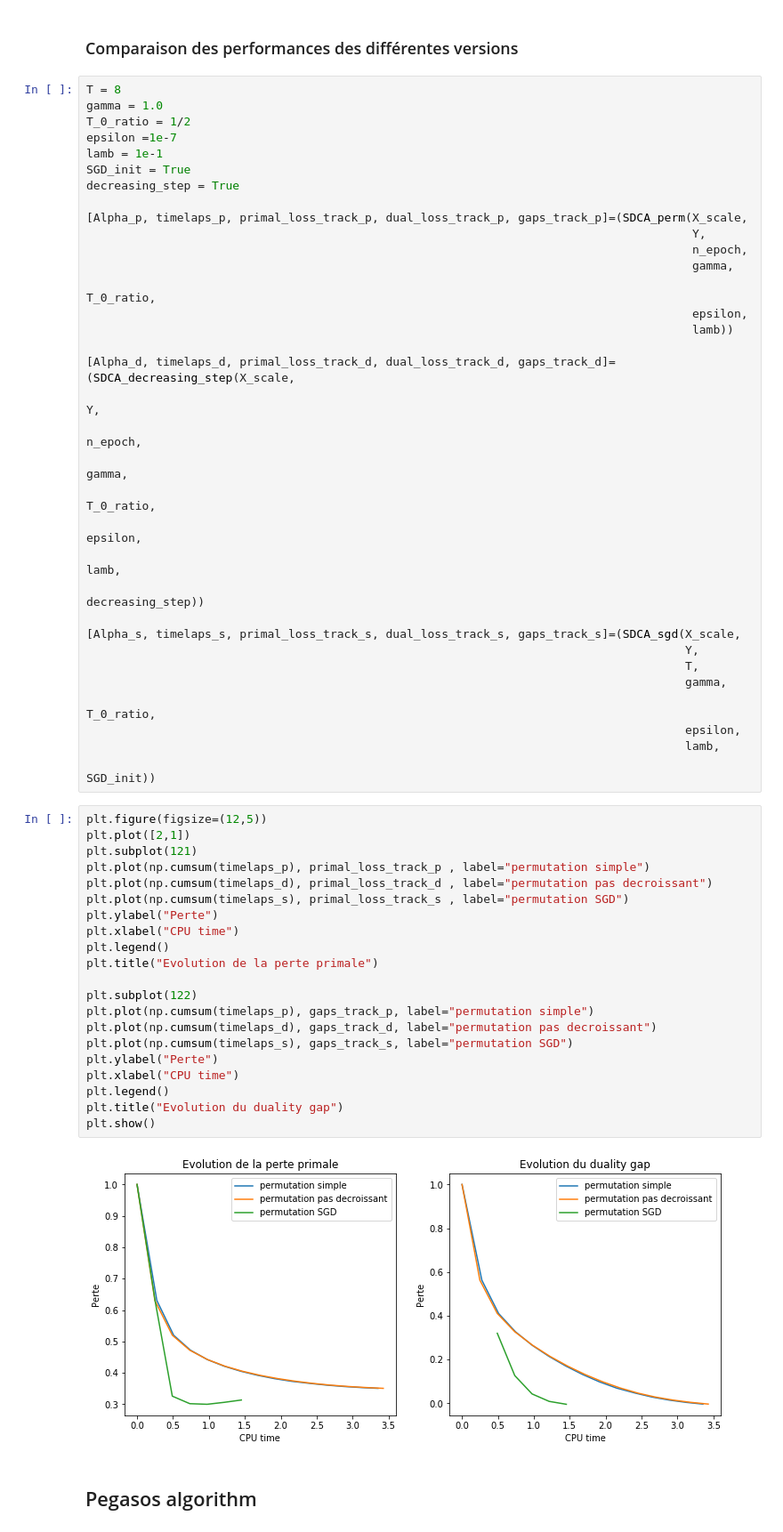
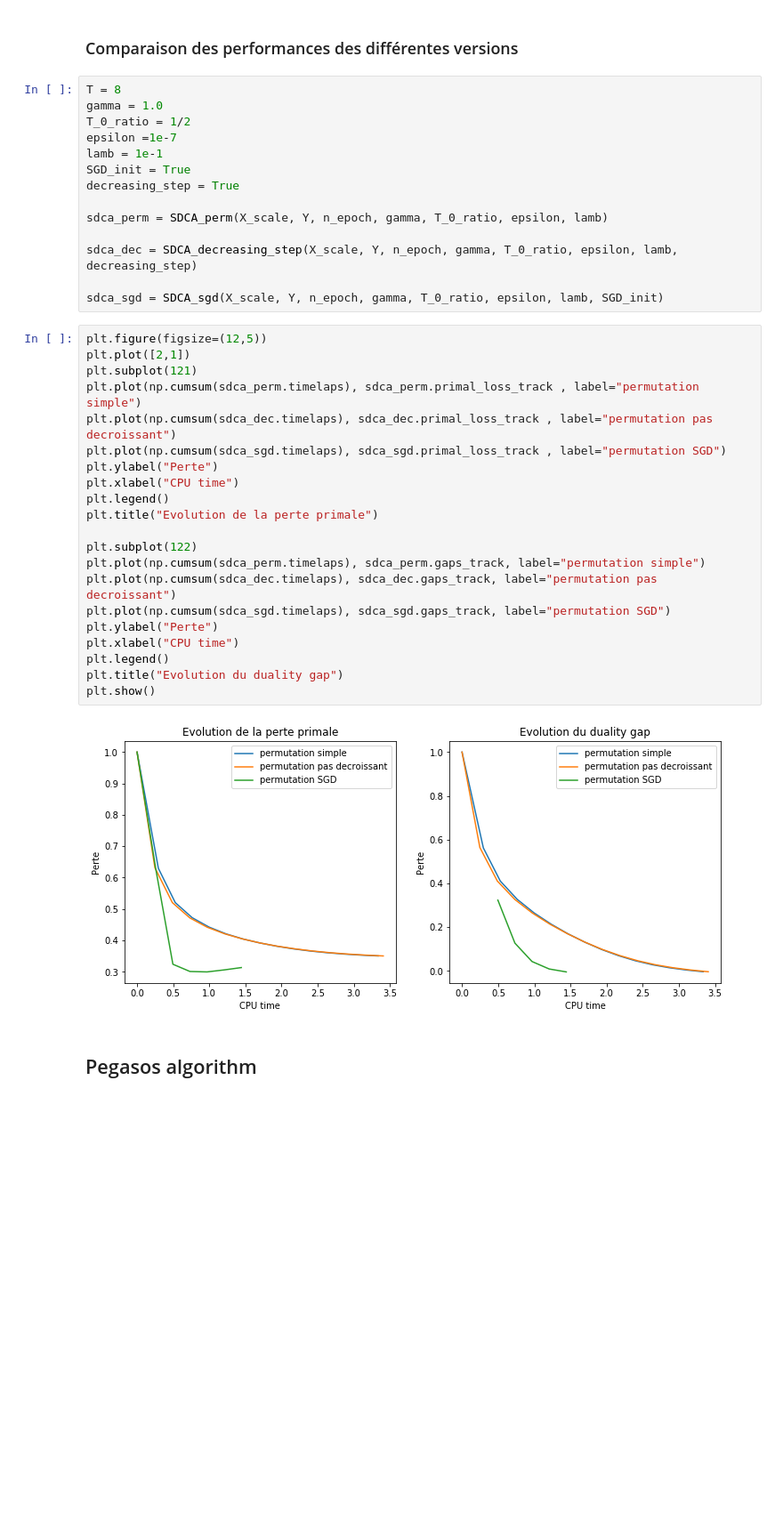
Before and after one commit to gauthier-schweitzer/soadml, a Jupyter notebook: Projet.ipynb, the cells around one changed output. Shown at 89% size. Saved outputs shown, nothing was run; the diff lists cells and outputs as text; blank space fills up the shorter version.

```diff
--- a/Projet.ipynb
+++ b/Projet.ipynb
@@ -634,54 +588,34 @@ lamb = 1e-1
 SGD_init = True
 decreasing_step = True
 
-[Alpha_p, timelaps_p, primal_loss_track_p, dual_loss_track_p, gaps_track_p]=(SDCA_perm(X_scale,
-                                                                                       Y,
-                                                                                       n_epoch,
-                                                                                       gamma,
-                                                                                       T_0_ratio,
-                                                                                       epsilon,
-                                                                                       lamb))
+sdca_perm = SDCA_perm(X_scale, Y, n_epoch, gamma, T_0_ratio, epsilon, lamb)
 
-[Alpha_d, timelaps_d, primal_loss_track_d, dual_loss_track_d, gaps_track_d]=(SDCA_decreasing_step(X_scale,
-                                                                                                  Y,
-                                                                                                  n_epoch,
-                                                                                                  gamma,
-                                                                                                  T_0_ratio,
-                                                                                                  epsilon,
-                                                                                                  lamb,
-                                                                                                  decreasing_step))
+sdca_dec = SDCA_decreasing_step(X_scale, Y, n_epoch, gamma, T_0_ratio, epsilon, lamb, decreasing_step)
 
-[Alpha_s, timelaps_s, primal_loss_track_s, dual_loss_track_s, gaps_track_s]=(SDCA_sgd(X_scale,
-                                                                                      Y,
-                                                                                      T,
-                                                                                      gamma,
-                                                                                      T_0_ratio,
-                                                                                      epsilon,
-                                                                                      lamb,
-                                                                                      SGD_init))
+sdca_sgd = SDCA_sgd(X_scale, Y, n_epoch, gamma, T_0_ratio, epsilon, lamb, SGD_init)
 # %%
 plt.figure(figsize=(12,5))
 plt.plot([2,1])
 plt.subplot(121)
-plt.plot(np.cumsum(timelaps_p), primal_loss_track_p , label="permutation simple")
-plt.plot(np.cumsum(timelaps_d), primal_loss_track_d , label="permutation pas decroissant")
-plt.plot(np.cumsum(timelaps_s), primal_loss_track_s , label="permutation SGD")
+plt.plot(np.cumsum(sdca_perm.timelaps), sdca_perm.primal_loss_track , label="permutation simple")
+plt.plot(np.cumsum(sdca_dec.timelaps), sdca_dec.primal_loss_track , label="permutation pas decroissant")
+plt.plot(np.cumsum(sdca_sgd.timelaps), sdca_sgd.primal_loss_track , label="permutation SGD")
 plt.ylabel("Perte")
 plt.xlabel("CPU time")
 plt.legend()
 plt.title("Evolution de la perte primale")
 
 plt.subplot(122)
-plt.plot(np.cumsum(timelaps_p), gaps_track_p, label="permutation simple")
-plt.plot(np.cumsum(timelaps_d), gaps_track_d, label="permutation pas decroissant")
-plt.plot(np.cumsum(timelaps_s), gaps_track_s, label="permutation SGD")
+plt.plot(np.cumsum(sdca_perm.timelaps), sdca_perm.gaps_track, label="permutation simple")
+plt.plot(np.cumsum(sdca_dec.timelaps), sdca_dec.gaps_track, label="permutation pas decroissant")
+plt.plot(np.cumsum(sdca_sgd.timelaps), sdca_sgd.gaps_track, label="permutation SGD")
 plt.ylabel("Perte")
 plt.xlabel("CPU time")
 plt.legend()
 plt.title("Evolution du duality gap")
 plt.show()
 # %% [output]
-[figure, old version]
+[figure, new version]
 # %% [markdown]
 ## Pegasos algorithm
 # %% [markdown]
```
Also changed, not shown: parts of 17 cells of this notebook.
